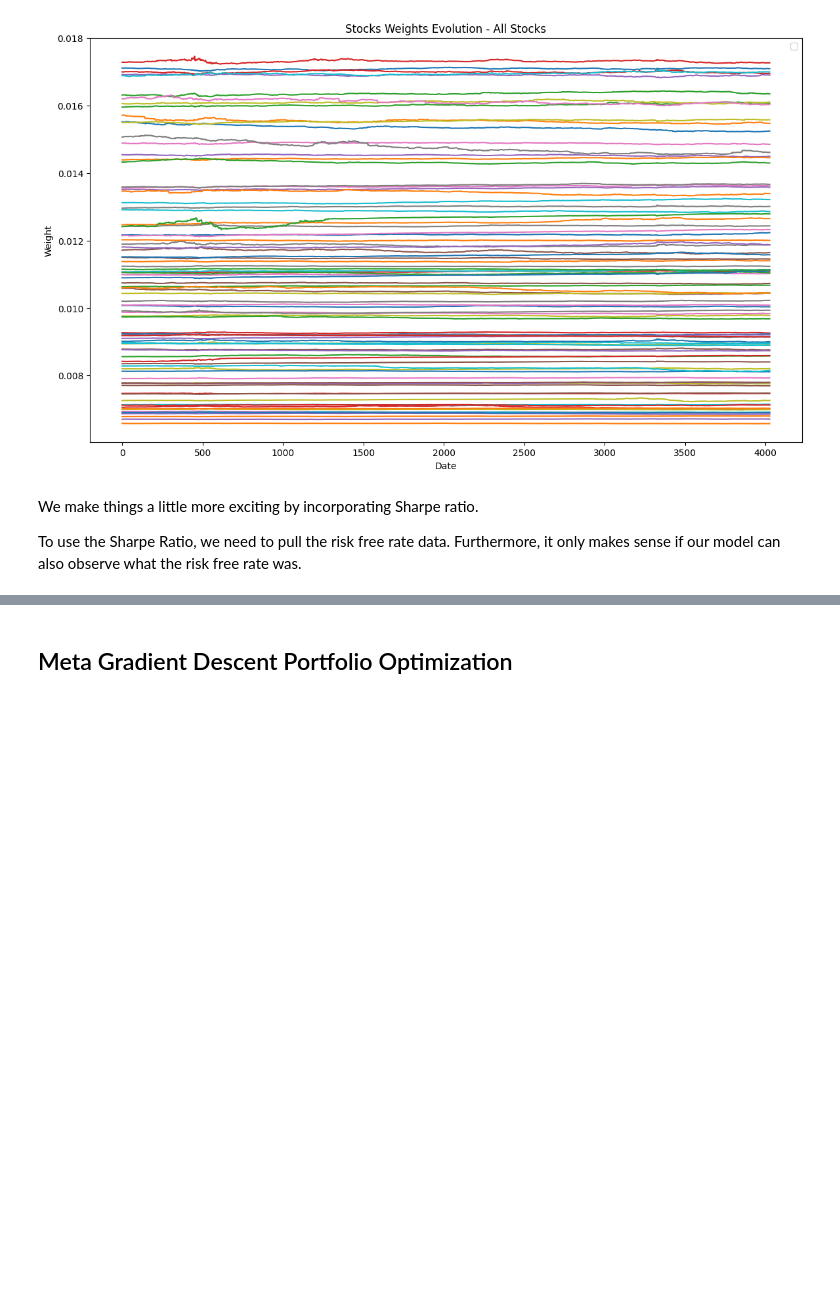
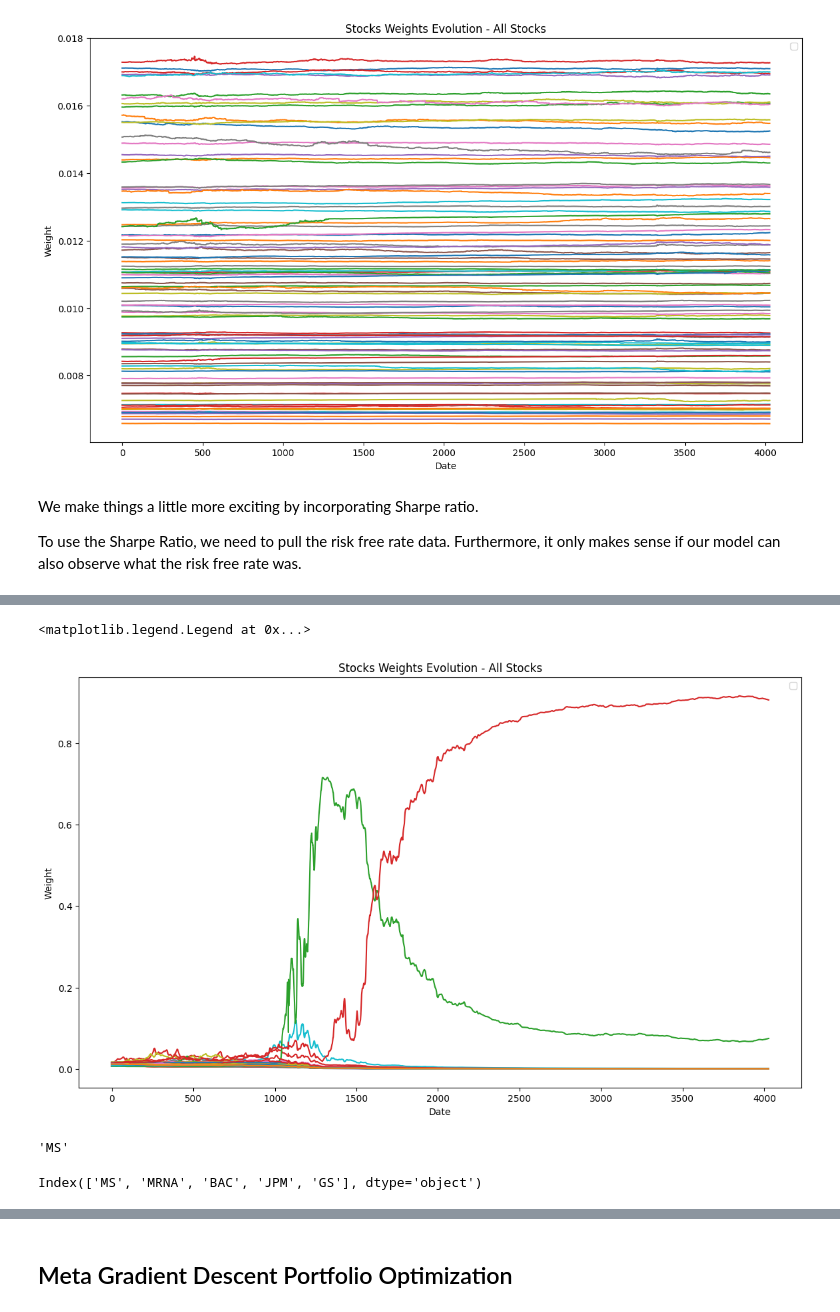
Before and after one commit to dhruv575/PRISM, a Jupyter notebook: notebooks/Online_Gradient_Descent - Week 11 Notebook.ipynb, the cells around one changed output, grey strips where cells are left out. Drawn from its saved outputs; the diff is of its cells as text; code cells hidden in the pictures; blank space fills up the shorter version.

```diff
--- a/notebooks/Online_Gradient_Descent - Week 11 Notebook.ipynb
+++ b/notebooks/Online_Gradient_Descent - Week 11 Notebook.ipynb
@@ -948,0 +961,9 @@ To use the Sharpe Ratio, we need to pull the risk free rate data. Furthermore, i
+# %%
+stock_data = stock_data.merge(
+    risk_free_data,
+    left_index=True,
+    right_index=True,
+    how='left'
+)
+
+stock_data
@@ -1012,0 +1111,20 @@ plt.show()
+# %%
+fig, ax = plt.subplots(1, 1, figsize = (14, 8))
+for i in range(weights_log.shape[1]):
+    ax.plot(weights_log[:, i])
+
+ax.set_title("Stocks Weights Evolution - All Stocks")
+ax.set_xlabel('Date')
+ax.set_ylabel('Weight')
+ax.legend()
+# %% [output]
+<matplotlib.legend.Legend at 0x...>
+[figure, added]
+# %%
+returns.columns[weights_log[-1].argmax()]
+# %% [output]
+'MS'
+# %%
+returns.columns[np.argsort(weights_log[-1])[-5:][::-1]]
+# %% [output]
+Index(['MS', 'MRNA', 'BAC', 'JPM', 'GS'], dtype='object')
```
Also changed, not shown: parts of 15 cells of this notebook.
